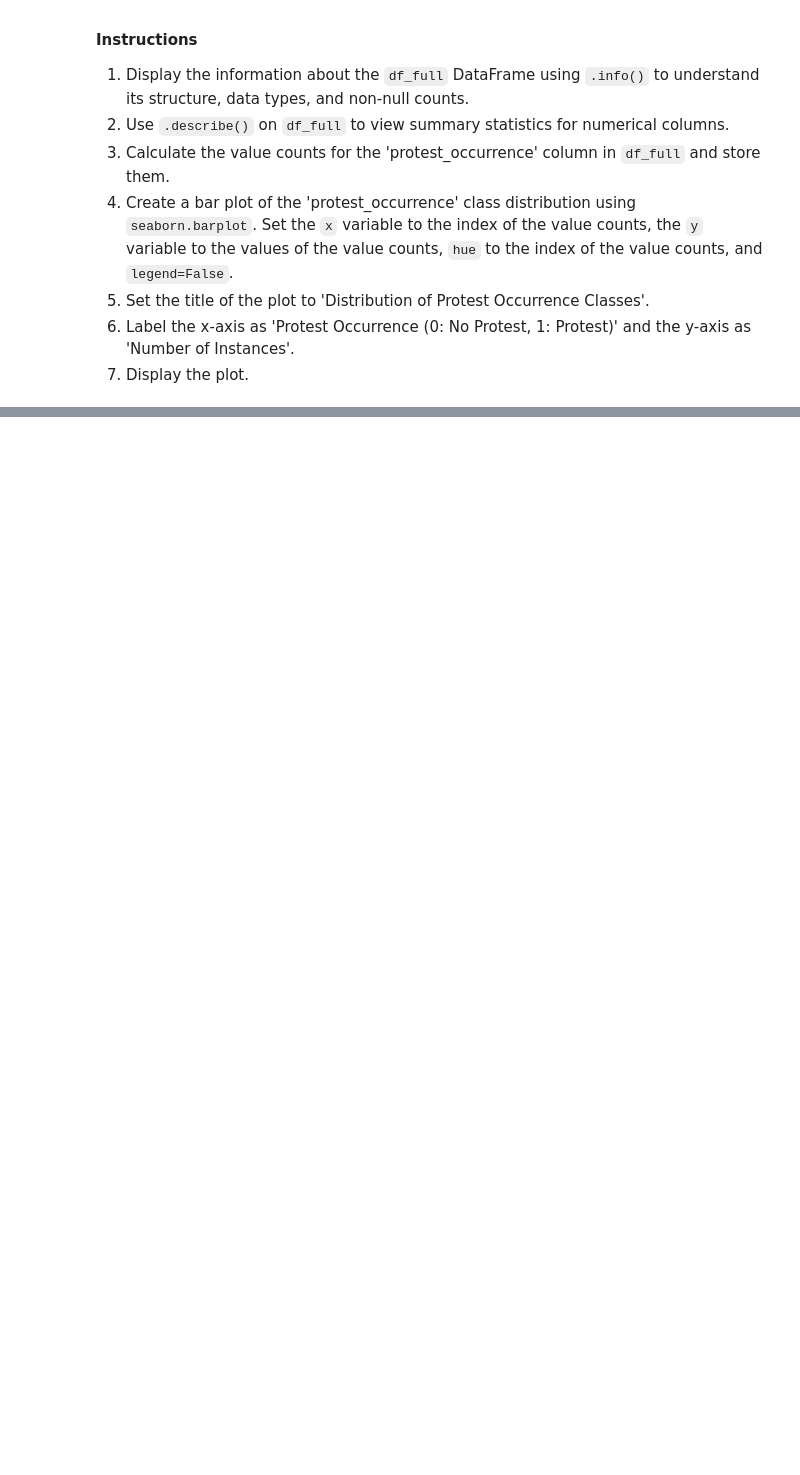
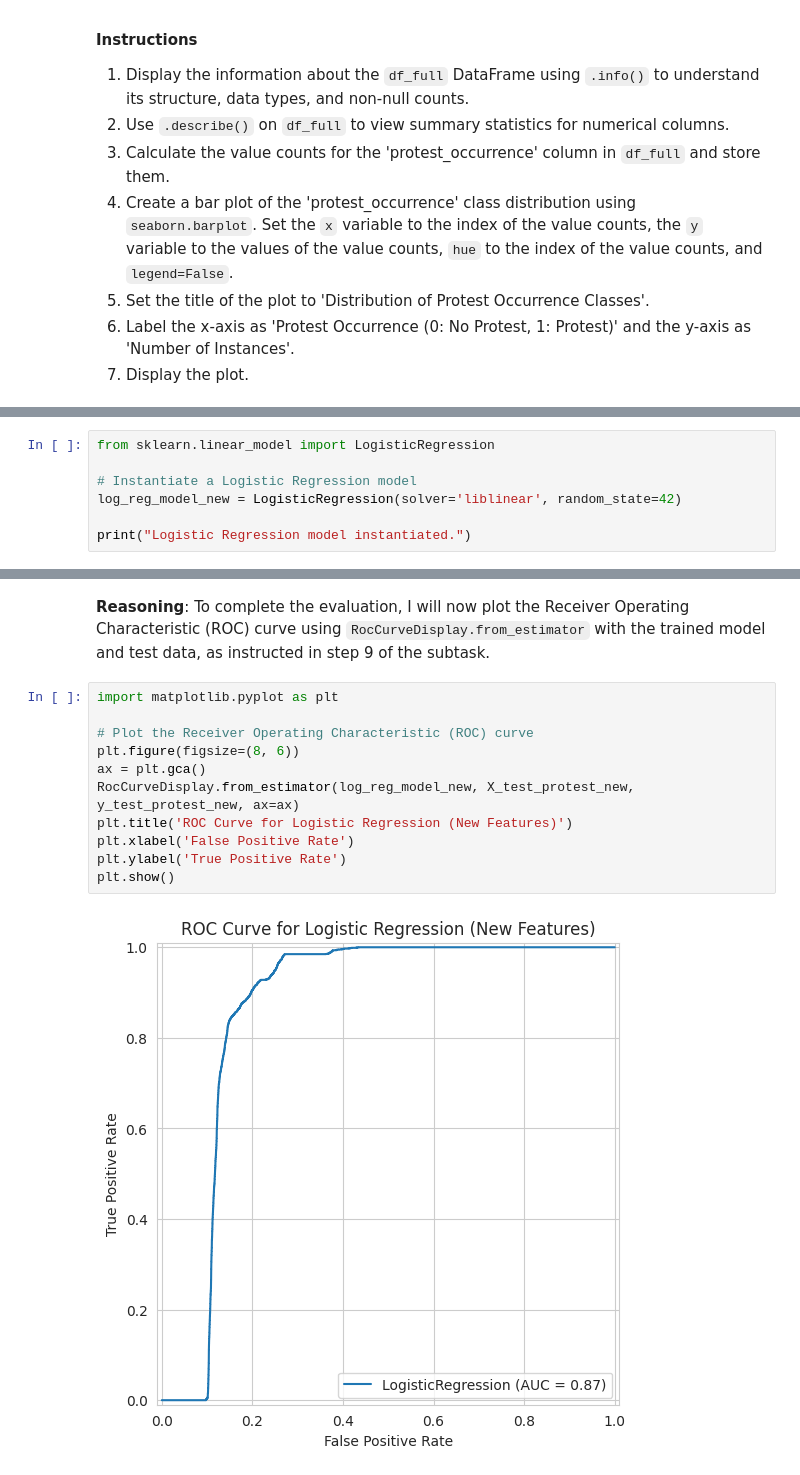
Before and after one commit to Millrjess/Millrjess, a Jupyter notebook: Final.ipynb, the cells around one changed output, grey strips where cells are left out. Saved outputs shown, nothing was run; the diff lists cells and outputs as text; blank space fills up the shorter version.

```diff
--- a/Final.ipynb
+++ b/Final.ipynb
@@ -2837,0 +3122,7 @@ Perform comprehensive exploratory data analysis on `df_full`. This includes chec
+# %%
+from sklearn.linear_model import LogisticRegression
+
+# Instantiate a Logistic Regression model
+log_reg_model_new = LogisticRegression(solver='liblinear', random_state=42)
+
+print("Logistic Regression model instantiated.")
@@ -2837,0 +3232,16 @@ Perform comprehensive exploratory data analysis on `df_full`. This includes chec
+# %% [markdown]
+**Reasoning**:
+To complete the evaluation, I will now plot the Receiver Operating Characteristic (ROC) curve using `RocCurveDisplay.from_estimator` with the trained model and test data, as instructed in step 9 of the subtask.
+# %%
+import matplotlib.pyplot as plt
+
+# Plot the Receiver Operating Characteristic (ROC) curve
+plt.figure(figsize=(8, 6))
+ax = plt.gca()
+RocCurveDisplay.from_estimator(log_reg_model_new, X_test_protest_new, y_test_protest_new, ax=ax)
+plt.title('ROC Curve for Logistic Regression (New Features)')
+plt.xlabel('False Positive Rate')
+plt.ylabel('True Positive Rate')
+plt.show()
+# %% [output]
+[figure, added]
```
Also changed, not shown: parts of 126 cells of this notebook.
